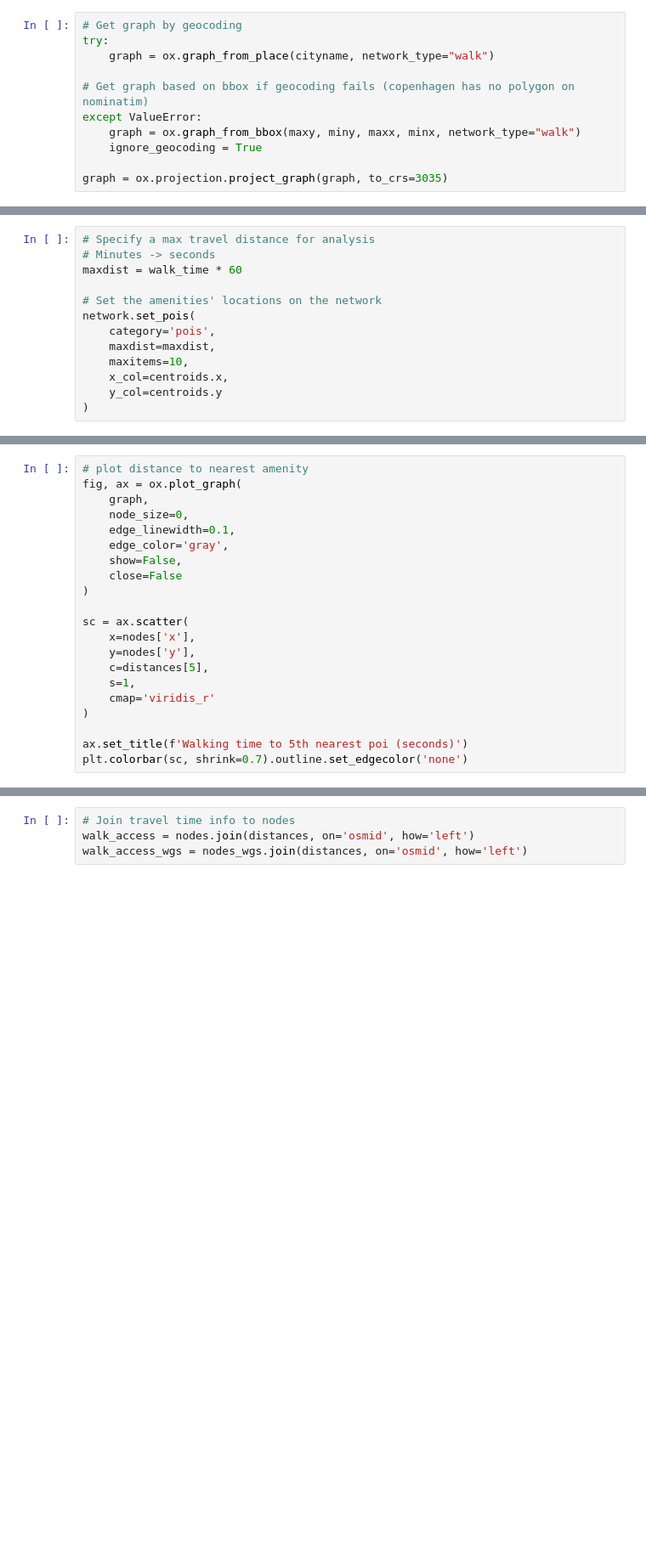
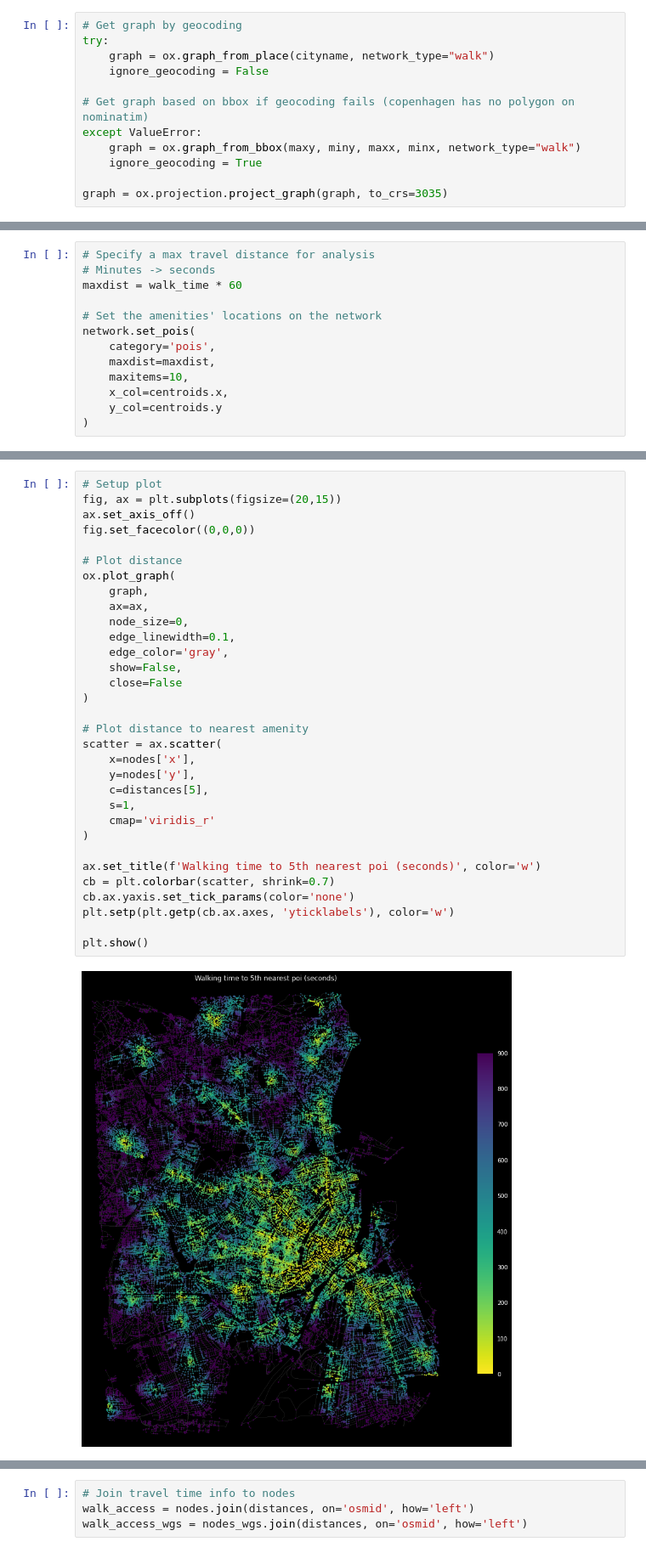
Before and after one commit to eemilhaa/walkability-analysis, a Jupyter notebook: network_analysis.ipynb, the cells around one changed output, grey strips where cells are left out. Shown at 85% size. Saved outputs shown, nothing was run; the diff lists cells and outputs as text; blank space fills up the shorter version.

```diff
--- a/network_analysis.ipynb
+++ b/network_analysis.ipynb
@@ -26,6 +26,7 @@ elif city == 'WAR':
 # Get graph by geocoding
 try:
     graph = ox.graph_from_place(cityname, network_type="walk")
+    ignore_geocoding = False
 
 # Get graph based on bbox if geocoding fails (copenhagen has no polygon on nominatim)
 except ValueError:
@@ -142,24 +150,37 @@ distances.astype(int).head()
 # %%
-# plot distance to nearest amenity
-fig, ax = ox.plot_graph(
+# Setup plot
+fig, ax = plt.subplots(figsize=(20,15))
+ax.set_axis_off()
+fig.set_facecolor((0,0,0))
+
+# Plot distance
+ox.plot_graph(
     graph,
+    ax=ax,
     node_size=0,
     edge_linewidth=0.1,
     edge_color='gray',
     show=False,
     close=False
 )
 
-sc = ax.scatter(
+# Plot distance to nearest amenity
+scatter = ax.scatter(
     x=nodes['x'],
     y=nodes['y'],
     c=distances[5],
     s=1,
     cmap='viridis_r'
 )
 
-ax.set_title(f'Walking time to 5th nearest poi (seconds)')
-plt.colorbar(sc, shrink=0.7).outline.set_edgecolor('none')
+ax.set_title(f'Walking time to 5th nearest poi (seconds)', color='w')
+cb = plt.colorbar(scatter, shrink=0.7)
+cb.ax.yaxis.set_tick_params(color='none')
+plt.setp(plt.getp(cb.ax.axes, 'yticklabels'), color='w')
+
+plt.show()
+# %% [output]
+[figure, added]
 # %%
 # check data
 distances.head()
```
Also changed, not shown: parts of 6 cells of this notebook, 5 other files.
